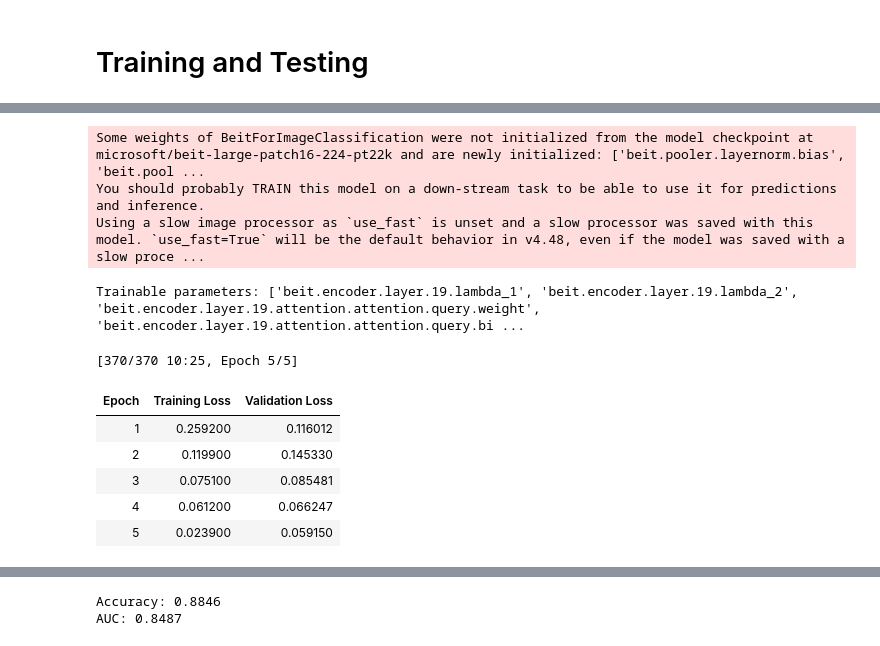
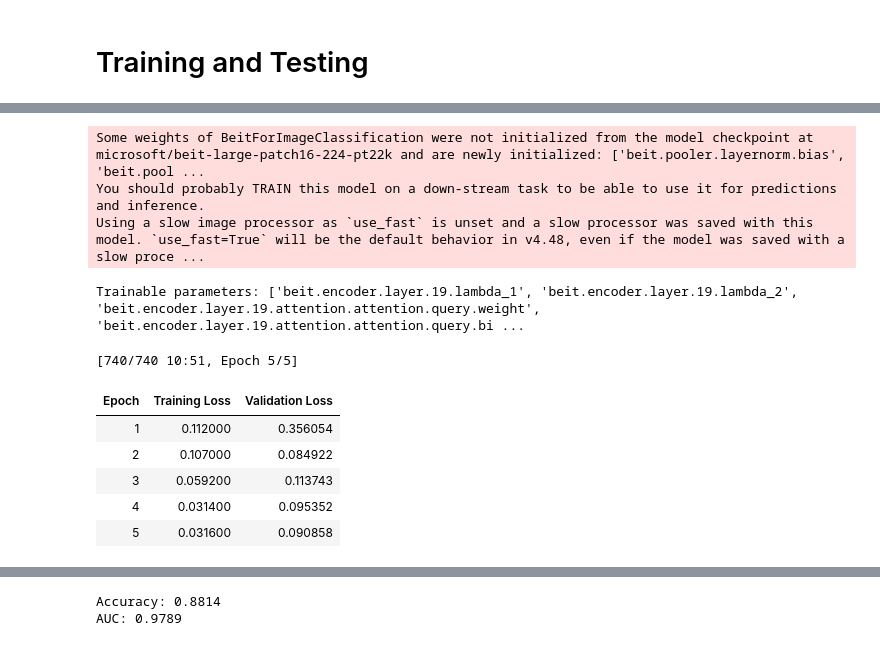
Before and after one commit to BaioSbubens/Self-supervised-Transfer-Learning-for-Medical-Image-Classification, a Jupyter notebook: medmist_fine-tuning.ipynb, the cells around one changed output, grey strips where cells are left out. Drawn from its saved outputs; the diff is of its cells as text; code cells hidden in the pictures.

```diff
--- a/medmist_fine-tuning.ipynb
+++ b/medmist_fine-tuning.ipynb
@@ -20,7 +21,6 @@ class MedMNISTtoHF(Dataset):
         Convert MedMNIST dataset to a format compatible with HuggingFace models
         Args:
             medmnist_dataset: The original MedMNIST dataset
-            transform: Optional transforms to be applied to the images
         """
         self.dataset = medmnist_dataset
 
@@ -100,7 +100,7 @@ def dataset_balancing(dataset, alpha):
     balanced_dataset = datasets.Dataset.from_dict(dict_blanced_dataset) # convert the dictionary to a HuggingFace dataset
     return balanced_dataset
 
-def load_dataset_medmnist(dataset_name, size, balancing):
+def load_dataset_medmnist(dataset_name, size, balancing, alpha=0):
     """
     Load a MedMNIST dataset and convert it to a HuggingFace dataset
     Args:
@@ -122,7 +122,7 @@ def load_dataset_medmnist(dataset_name, size, balancing):
 
     # Balancing
     if balancing:
-        hf_train_dataset_balanced = dataset_balancing(hf_train_dataset, 0.5) # balance the training dataset
+        hf_train_dataset_balanced = dataset_balancing(hf_train_dataset, alpha) # balance the training dataset
         dataset = DatasetDict({"train": hf_train_dataset_balanced, "validation": hf_val_dataset, "test": hf_test_dataset})
         return dataset
     else:
@@ -186,7 +186,21 @@ def set_reproducibility(seed=42):
 # %% [markdown]
 # Model Function
 # %%
-def T_and_T(dataset, model_name, output_dir, batch_size, weight_decay, Training, Testing, freezer):
+import matplotlib.pyplot as plt
+def T_and_T(dataset, model_name, output_dir, batch_size, weight_decay, Training, Testing, freezer, rc = False):
+    """
+    Train and test a model on a dataset
+    Args:
+        dataset: The dataset
+        model_name: The model name
+        output_dir: The output directory
+        batch_size: The batch size
+        weight_decay: The weight decay
+        Training: Whether to train the model
+        Testing: Whether to test the model
+        freezer: The function to freeze the layers
+        roc_curve: Whether to plot the ROC curve
+    """
     # Set Seed
     set_reproducibility()
 
@@ -249,16 +263,21 @@ def T_and_T(dataset, model_name, output_dir, batch_size, weight_decay, Training,
 
     if Testing:
         predictions = trainer.predict(test_dataset)
+        probs = softmax(np.array(predictions.predictions), axis=1)
+        y_score = probs[:, 1]
         pred_labels = predictions.predictions.argmax(axis=1)
         true_labels = predictions.label_ids
 
         # Calculate the metrics
         accuracy = accuracy_score(true_labels, pred_labels)
-        auc = roc_auc_score(true_labels, pred_labels)
+        auc = roc_auc_score(true_labels, y_score)
 
         # Display the metrics
         print(f"Accuracy: {accuracy:.4f}")
         print(f"AUC: {auc:.4f}")
+
+    if rc:
+        return roc_curve(true_labels, y_score)
 # %% [markdown]
 # Training and Testing
 # %%
@@ -328,20 +381,20 @@ AUC: 0.8264
 # %%
-T_and_T(pneumonia_dataset_28, "microsoft/beit-large-patch16-224-pt22k", "beit_pneumonia_28", 64, 0.1, True, True, beit_freezer)
+T_and_T(pneumonia_dataset_28, "microsoft/beit-large-patch16-224-pt22k", "beit_pneumonia_28", 32, 0.1, True, True, beit_freezer)
 # %% [output]
 Some weights of BeitForImageClassification were not initialized from the model checkpoint at microsoft/beit-large-patch16-224-pt22k and are newly initialized: ['beit.pooler.layernorm.bias', 'beit.pool ...
 You should probably TRAIN this model on a down-stream task to be able to use it for predictions and inference.
 Using a slow image processor as `use_fast` is unset and a slow processor was saved with this model. `use_fast=True` will be the default behavior in v4.48, even if the model was saved with a slow proce ...
 Trainable parameters: ['beit.encoder.layer.19.lambda_1', 'beit.encoder.layer.19.lambda_2', 'beit.encoder.layer.19.attention.attention.query.weight', 'beit.encoder.layer.19.attention.attention.query.bi ...
-[370/370 10:25, Epoch 5/5]
+[740/740 10:51, Epoch 5/5]
 | Epoch | Training Loss | Validation Loss |
-| 1 | 0.259200 | 0.116012 |
-| 2 | 0.119900 | 0.145330 |
-| 3 | 0.075100 | 0.085481 |
-| 4 | 0.061200 | 0.066247 |
-| 5 | 0.023900 | 0.059150 |
+| 1 | 0.112000 | 0.356054 |
+| 2 | 0.107000 | 0.084922 |
+| 3 | 0.059200 | 0.113743 |
+| 4 | 0.031400 | 0.095352 |
+| 5 | 0.031600 | 0.090858 |
 [interactive output not drawn]
-Accuracy: 0.8846
-AUC: 0.8487
+Accuracy: 0.8814
+AUC: 0.9789
 # %%
 T_and_T(pneumonia_dataset_balanced_28, "microsoft/beit-large-patch16-224-pt22k", "beit_pneumonia_balanced_28", 32, 0.1, True, True, beit_freezer)
 # %% [output]
```
Also changed, not shown: parts of 11 cells of this notebook.
